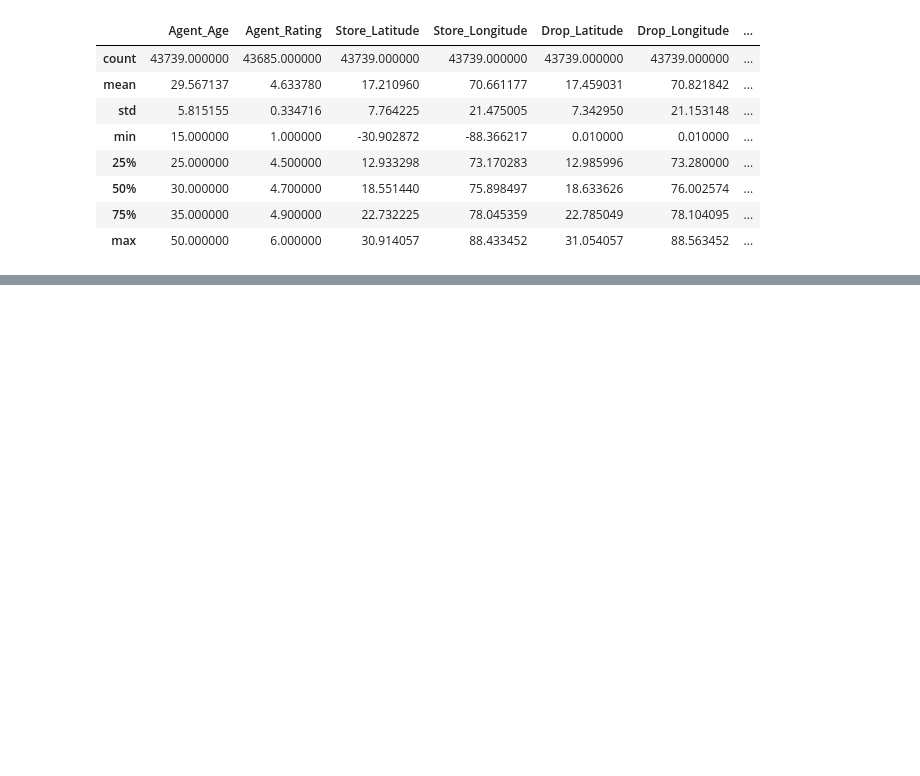
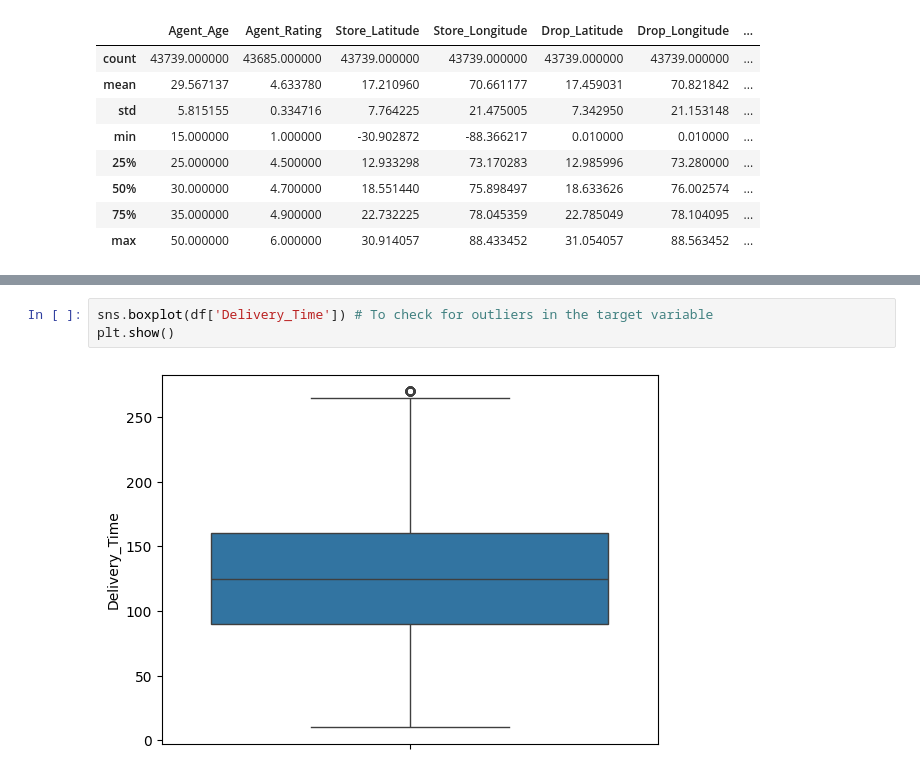
Before and after one commit to IssaMuiz/Last-Mile-ETA-Prediction, a Jupyter notebook: notebooks/data_preprocessing.ipynb, the cells around one changed output, grey strips where cells are left out. Cells and saved outputs as stored; diff of their text form; blank space fills up the shorter version.

```diff
--- a/notebooks/data_preprocessing.ipynb
+++ b/notebooks/data_preprocessing.ipynb
@@ -108,0 +240,5 @@ memory usage: 5.3 MB
+# %%
+sns.boxplot(df['Delivery_Time']) # To check for outliers in the target variable
+plt.show()
+# %% [output]
+[figure, added]
```
Also changed, not shown: parts of 15 cells of this notebook.
